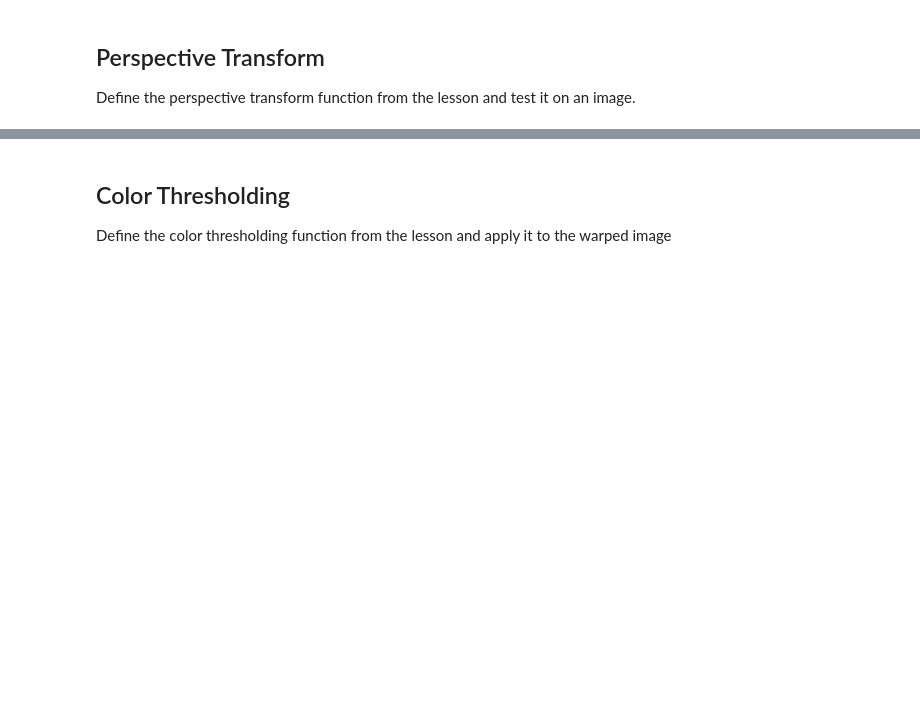
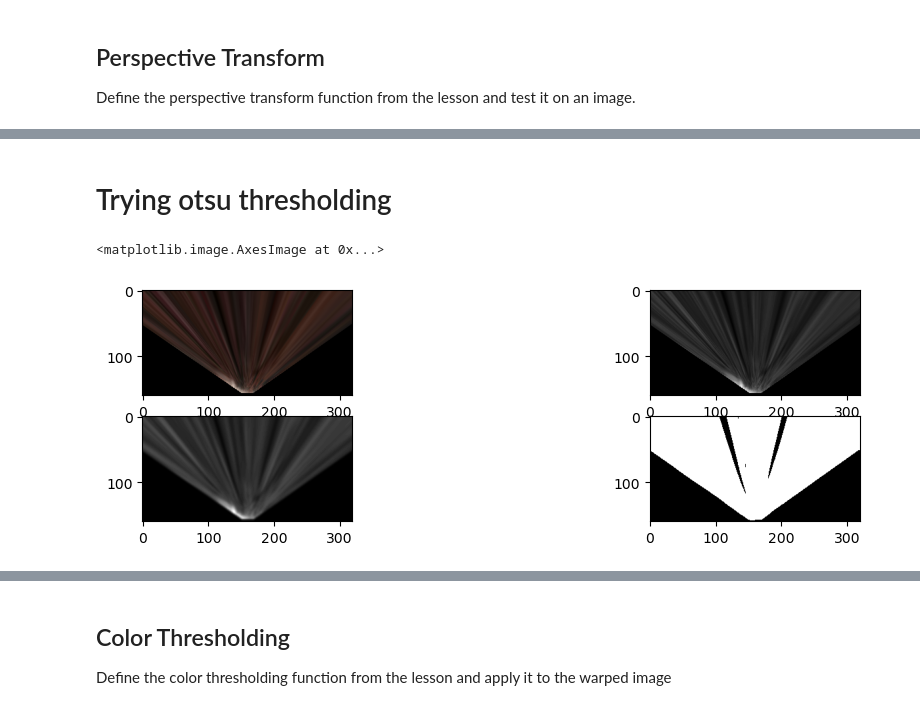
Before and after one commit to Zakaria-Madkour/Computer-Vision-, a Jupyter notebook: code/Pipeline_Stages.ipynb, the cells around one changed output, grey strips where cells are left out. Cells and saved outputs as stored; diff of their text form; code cells hidden in the pictures; blank space fills up the shorter version.

Commit message:
OTSU thresholding ---> proved to be a failure

```diff
--- a/code/Pipeline_Stages.ipynb
+++ b/code/Pipeline_Stages.ipynb
@@ -201,0 +213,20 @@ plt.imshow(obstacle_map)
+# %% [markdown]
+# Trying otsu thresholding
+# %%
+gray = cv2.cvtColor(warped, cv2.COLOR_BGR2GRAY)
+blurred = cv2.GaussianBlur(gray, (7, 7), 0)
+
+otsu_threshold, otsu_threshed_image = cv2.threshold(blurred, 0, 255, cv2.THRESH_OTSU)
+
+fig = plt.figure(figsize=(12, 3))
+plt.subplot(221)
+plt.imshow(warped)
+plt.subplot(222)
+plt.imshow(gray, cmap='gray')
+plt.subplot(223)
+plt.imshow(blurred, cmap='gray')
+plt.subplot(224)
+plt.imshow(otsu_threshed_image, cmap='gray')
+# %% [output]
+<matplotlib.image.AxesImage at 0x...>
+[figure, added]
```
Also changed, not shown: parts of 4 cells of this notebook, 1 other file.
